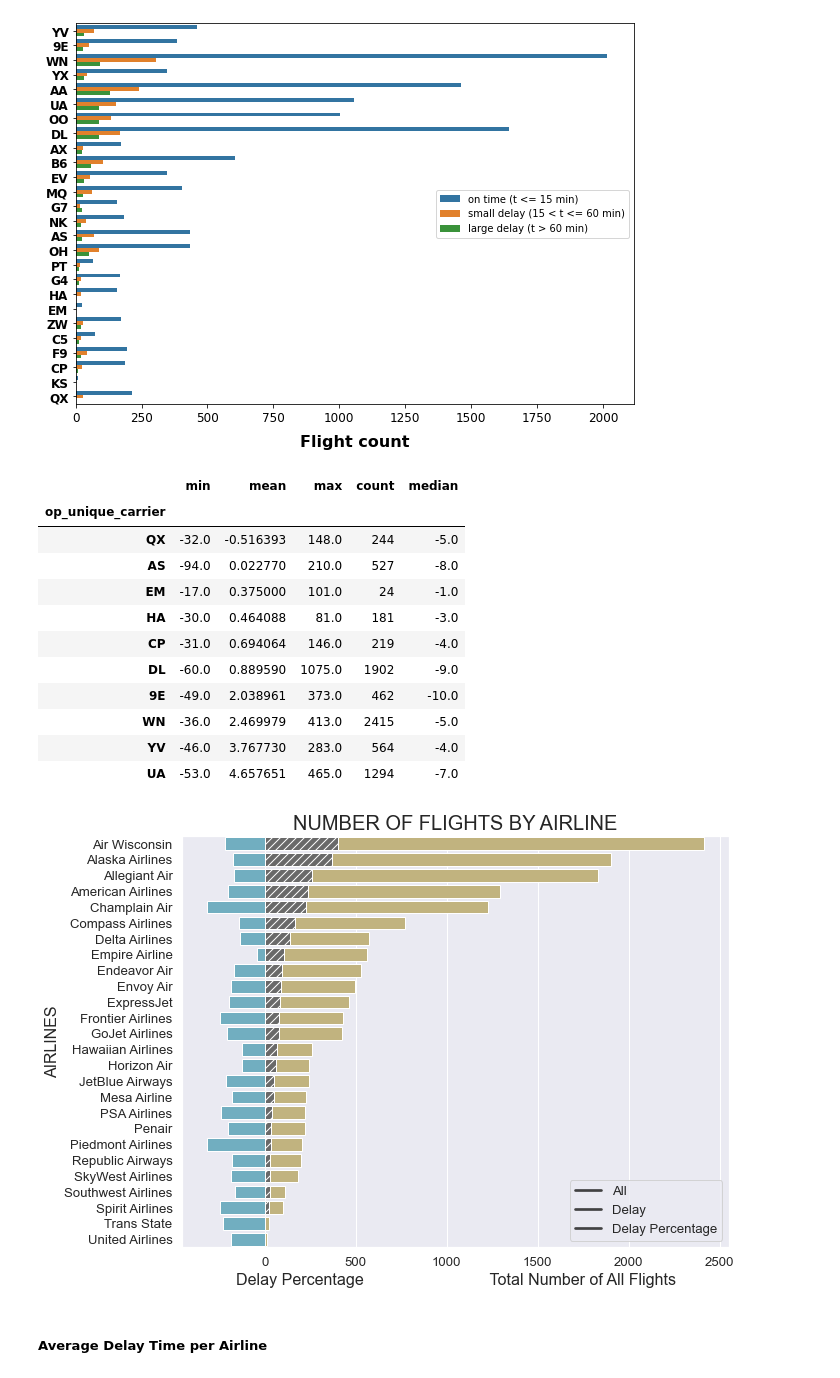
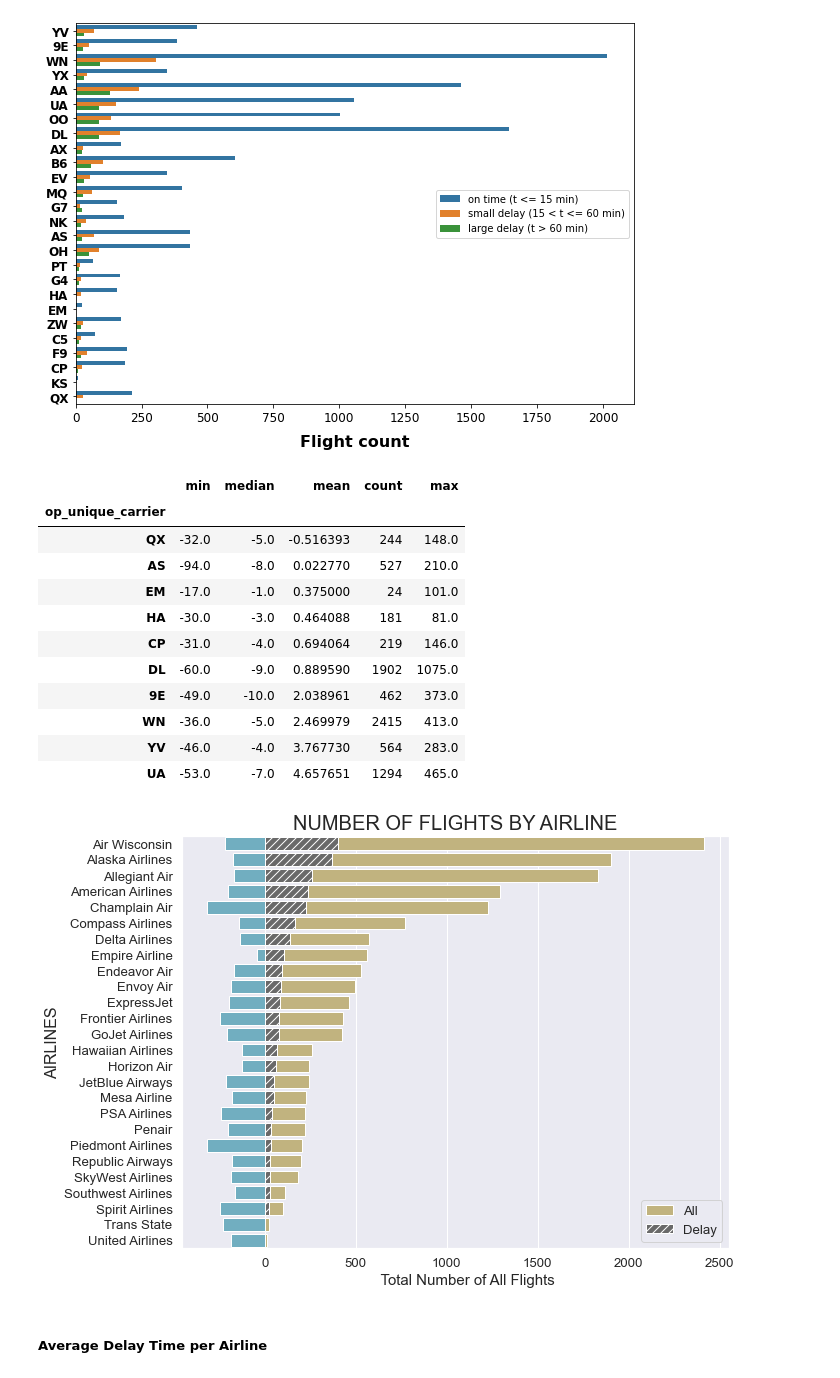
Before and after one commit to DDDDDDaisyS/LHL_Midterm_Project_Flights_Delay_Prediction, a Jupyter notebook: experiments/EDA_and_more_feature_engineering.ipynb, the cells around one changed output. Cells and saved outputs as stored; diff of their text form; code cells hidden in the pictures.

```diff
--- a/experiments/EDA_and_more_feature_engineering.ipynb
+++ b/experiments/EDA_and_more_feature_engineering.ipynb
@@ -425,0 +433,5 @@ plt.legend(labels=['dep_delay', 'arr_delay'])
+# %%
+delay_types = ['carrier_delay', 'weather_delay', 'nas_delay', 'security_delay', 'late_aircraft_delay']
+
+# count number of delay types in each delay
+df['delay_type_ct'] = np.count_nonzero(df[delay_types], axis=1)
@@ -425,0 +481,21 @@ plt.legend(labels=['dep_delay', 'arr_delay'])
+# %%
+# average delay time of each delay type from each carrier
+carrier_delay_type_time = df[['op_unique_carrier', 'arr_delay', 'carrier_delay', 'weather_delay', 'nas_delay', 'security_delay', 'late_aircraft_delay']].set_index('op_unique_carrier').T.unstack().reset_index().rename(columns={'level_1':'delay_type', 0:'delay_time'})
+carrier_delay_type_time = carrier_delay_type_time[carrier_delay_type_time['delay_time'] > 0].groupby(['op_unique_carrier', 'delay_type']).mean().unstack(0).T.reset_index().drop(columns={'level_0', 'arr_delay'}).sort_values('carrier_delay', ascending=False)
+
+# Set up the matplotlib figure
+f, axes = plt.subplots(5, 1, figsize=(10, 8), sharex=True)
+plt.subplots_adjust(hspace=.0)
+
+x = carrier_delay_type_time['op_unique_carrier']
+
+for i in range(len(delay_types)):
+    y = carrier_delay_type_time[delay_types[i]]
+    sns.barplot(x=x, y=y, ax=axes[i])
+    axes[i].axhline(0, color="k", clip_on=False)
+    axes[i].set_ylabel(delay_types[i])
+    axes[i].set_ylim((0,230))
+    axes[i].xaxis.grid(True)
+
+# Finalize the plot
+sns.despine(bottom=True, right=True, top=True)
@@ -672,18 +753,18 @@ plt.show()
 airline_delay = df['arr_delay'].groupby(df['op_unique_carrier']).agg({'min', 'max', 'mean', 'median', 'count'}).sort_values('mean')
 airline_delay.head(10)
 # %% [output]
-|  | min | mean | max | count | median |
+|  | min | median | mean | count | max |
 | op_unique_carrier |  |  |  |  |  |
-| QX | -32.0 | -0.516393 | 148.0 | 244 | -5.0 |
-| AS | -94.0 | 0.022770 | 210.0 | 527 | -8.0 |
-| EM | -17.0 | 0.375000 | 101.0 | 24 | -1.0 |
-| HA | -30.0 | 0.464088 | 81.0 | 181 | -3.0 |
-| CP | -31.0 | 0.694064 | 146.0 | 219 | -4.0 |
-| DL | -60.0 | 0.889590 | 1075.0 | 1902 | -9.0 |
-| 9E | -49.0 | 2.038961 | 373.0 | 462 | -10.0 |
-| WN | -36.0 | 2.469979 | 413.0 | 2415 | -5.0 |
-| YV | -46.0 | 3.767730 | 283.0 | 564 | -4.0 |
-| UA | -53.0 | 4.657651 | 465.0 | 1294 | -7.0 |
+| QX | -32.0 | -5.0 | -0.516393 | 244 | 148.0 |
+| AS | -94.0 | -8.0 | 0.022770 | 527 | 210.0 |
+| EM | -17.0 | -1.0 | 0.375000 | 24 | 101.0 |
+| HA | -30.0 | -3.0 | 0.464088 | 181 | 81.0 |
+| CP | -31.0 | -4.0 | 0.694064 | 219 | 146.0 |
+| DL | -60.0 | -9.0 | 0.889590 | 1902 | 1075.0 |
+| 9E | -49.0 | -10.0 | 2.038961 | 462 | 373.0 |
+| WN | -36.0 | -5.0 | 2.469979 | 2415 | 413.0 |
+| YV | -46.0 | -4.0 | 3.767730 | 564 | 283.0 |
+| UA | -53.0 | -7.0 | 4.657651 | 1294 | 465.0 |
 # %%
 df['carrier_name'] = df['op_unique_carrier'].replace({
     'UA':'United Airlines',
@@ -705,36 +786,36 @@ df['carrier_name'] = df['op_unique_carrier'].replace({
     'AA':'American Airlines',
     'DL':'Delta Airlines',
     'QX':'Horizon Air',
     'CP':'Compass Airlines',
     'AX':'Trans State',
     'G7':'GoJet Airlines',
     'ZW':'Air Wisconsin',
     'PT':'Piedmont Airlines',
     'C5':'Champlain Air',
     'EM':'Empire Airline',
     'KS':'Penair',
     '9K':'Cape Air'
 })
 
 df_delay = df[df['arr_delay']>15]
 carrier_delay_ct = df_delay.carrier_name.value_counts()
 carrier_ct = df.carrier_name.value_counts()
 carrier_delay_pct = pd.DataFrame(carrier_delay_ct / carrier_ct).reset_index().rename(columns={'index': 'carrier_name', 'carrier_name':'pct'})
 
 plt.figure(figsize=(10, 7))
 sns.set(font_scale=1.2)
 ax = sns.countplot(y='carrier_name', data=df, order=df['carrier_name'].value_counts().iloc[0:28].index, color='y')
 ax = sns.countplot(y='carrier_name', data=df_delay, order=df_delay['carrier_name'].value_counts().iloc[0:28].index, color='dimgrey', hatch='///')
+plt.legend(labels=['All', 'Delay'])
 ax = sns.barplot(x=-1000*carrier_delay_pct['pct'], y=carrier_delay_pct['carrier_name'], color='c')
 
 plt.title('NUMBER OF FLIGHTS BY AIRLINE', fontsize=20)
 plt.ylabel('AIRLINES', fontsize=16)
-plt.xlabel('Delay Percentage                            Total Number of All Flights', fontsize=16)
-plt.legend(labels=['All', 'Delay', 'Delay Percentage'])
+plt.xlabel('      Total Number of All Flights', fontsize=15)
 plt.tight_layout()
 plt.show()
 # %% [output]
-[figure, old version]
+[figure, new version]
 # %% [markdown]
 ##### Average Delay Time per Airline
 # %%
```
Also changed, not shown: parts of 14 cells of this notebook.
